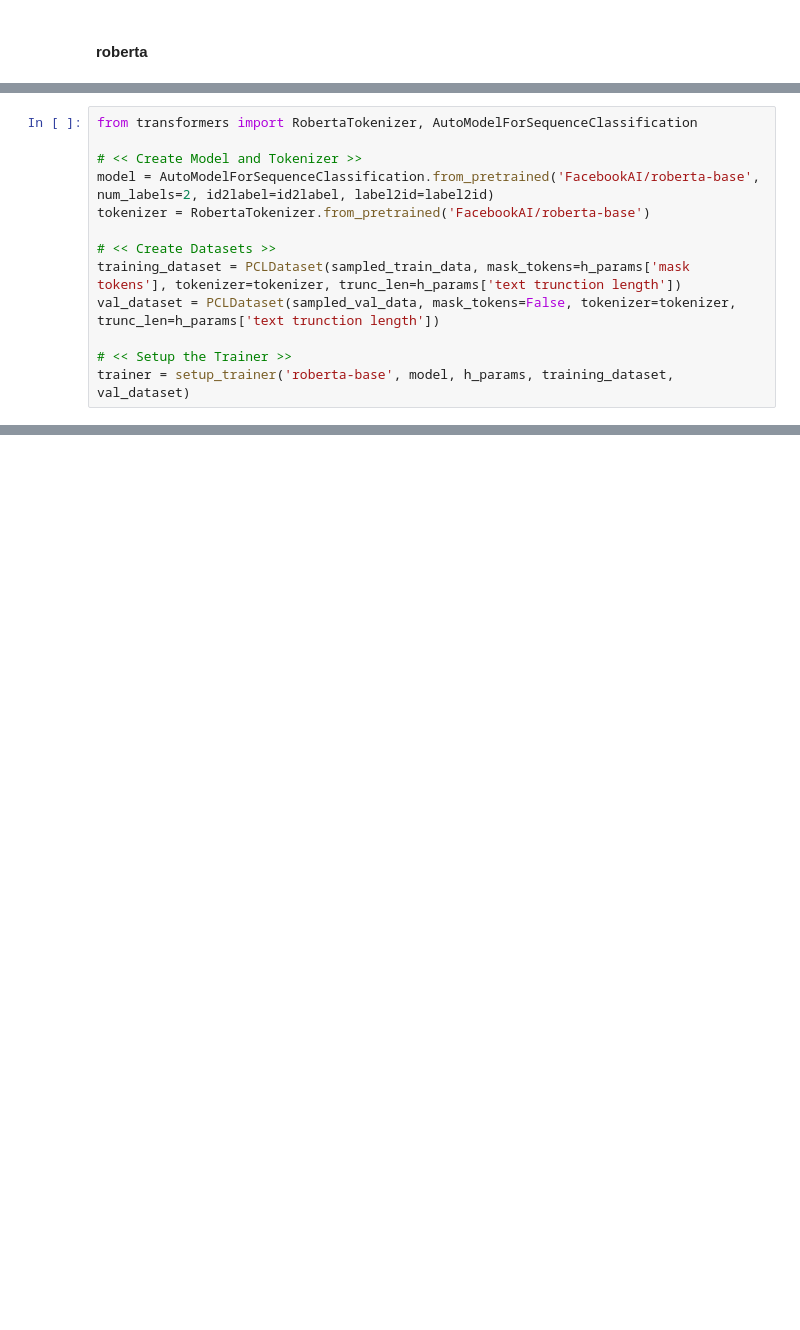
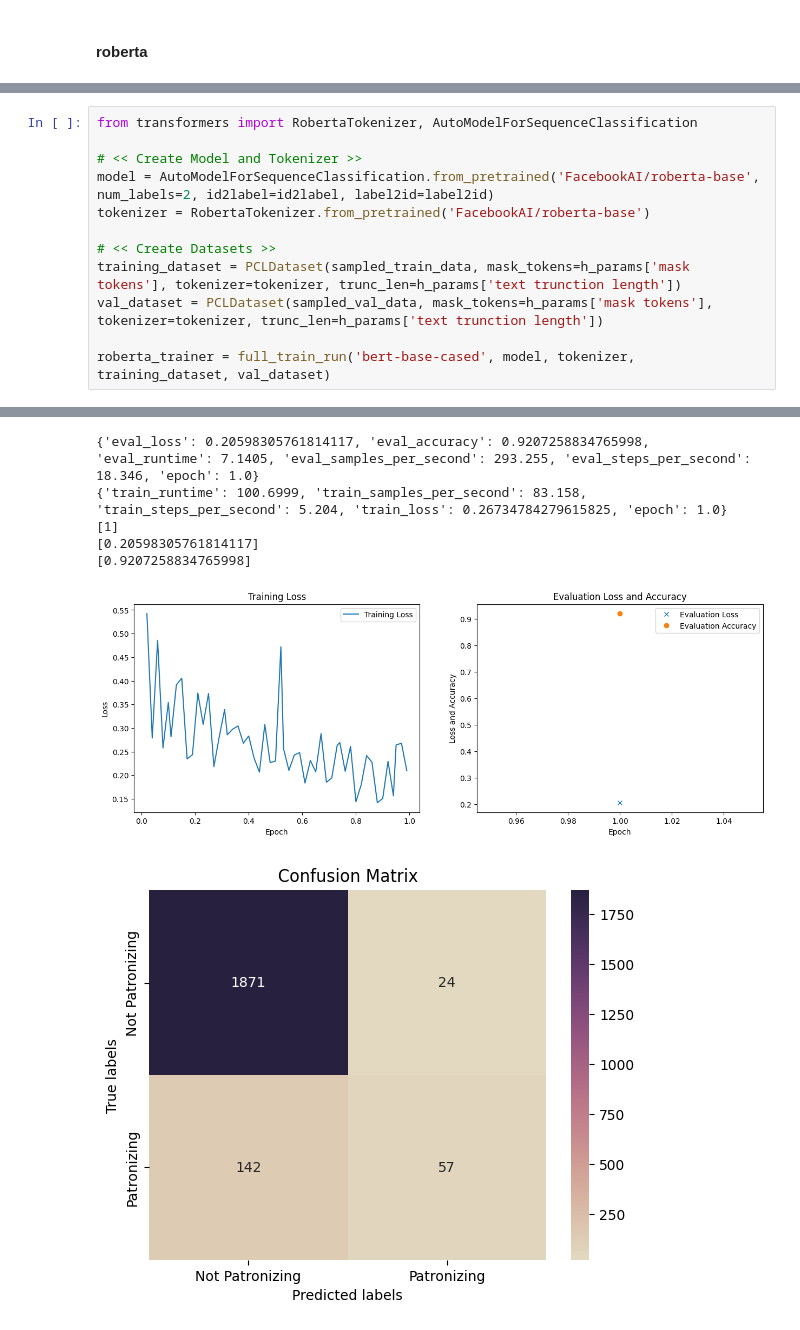
Before and after one commit to avzh1/nlp_bert_classifier, a Jupyter notebook: src/binary-classification.ipynb, the cells around one changed output, grey strips where cells are left out. Drawn from its saved outputs; the diff is of its cells as text; blank space fills up the shorter version.

Commit message:
data pre-processing

```diff
--- a/src/binary-classification.ipynb
+++ b/src/binary-classification.ipynb
@@ -784,10 +640,9 @@ tokenizer = RobertaTokenizer.from_pretrained('FacebookAI/roberta-base')
 
 # << Create Datasets >>
 training_dataset = PCLDataset(sampled_train_data, mask_tokens=h_params['mask tokens'], tokenizer=tokenizer, trunc_len=h_params['text trunction length'])
-val_dataset = PCLDataset(sampled_val_data, mask_tokens=False, tokenizer=tokenizer, trunc_len=h_params['text trunction length'])
+val_dataset = PCLDataset(sampled_val_data, mask_tokens=h_params['mask tokens'], tokenizer=tokenizer, trunc_len=h_params['text trunction length'])
 
-# << Setup the Trainer >>
-trainer = setup_trainer('roberta-base', model, h_params, training_dataset, val_dataset)
+roberta_trainer = full_train_run('bert-base-cased', model, tokenizer, training_dataset, val_dataset)
 # %% [output]
 Some weights of RobertaForSequenceClassification were not initialized from the model checkpoint at FacebookAI/roberta-base and are newly initialized: ['classifier.dense.bias', 'classifier.dense.weight ...
 You should probably TRAIN this model on a down-stream task to be able to use it for predictions and inference.
@@ -793,0 +674,7 @@ You should probably TRAIN this model on a down-stream task to be able to use it
+{'eval_loss': 0.20598305761814117, 'eval_accuracy': 0.9207258834765998, 'eval_runtime': 7.1405, 'eval_samples_per_second': 293.255, 'eval_steps_per_second': 18.346, 'epoch': 1.0}
+{'train_runtime': 100.6999, 'train_samples_per_second': 83.158, 'train_steps_per_second': 5.204, 'train_loss': 0.26734784279615825, 'epoch': 1.0}
+[1]
+[0.20598305761814117]
+[0.9207258834765998]
+[figure, added]
+[figure, added]
```
Also changed, not shown: parts of 29 cells of this notebook, 5 other files.
